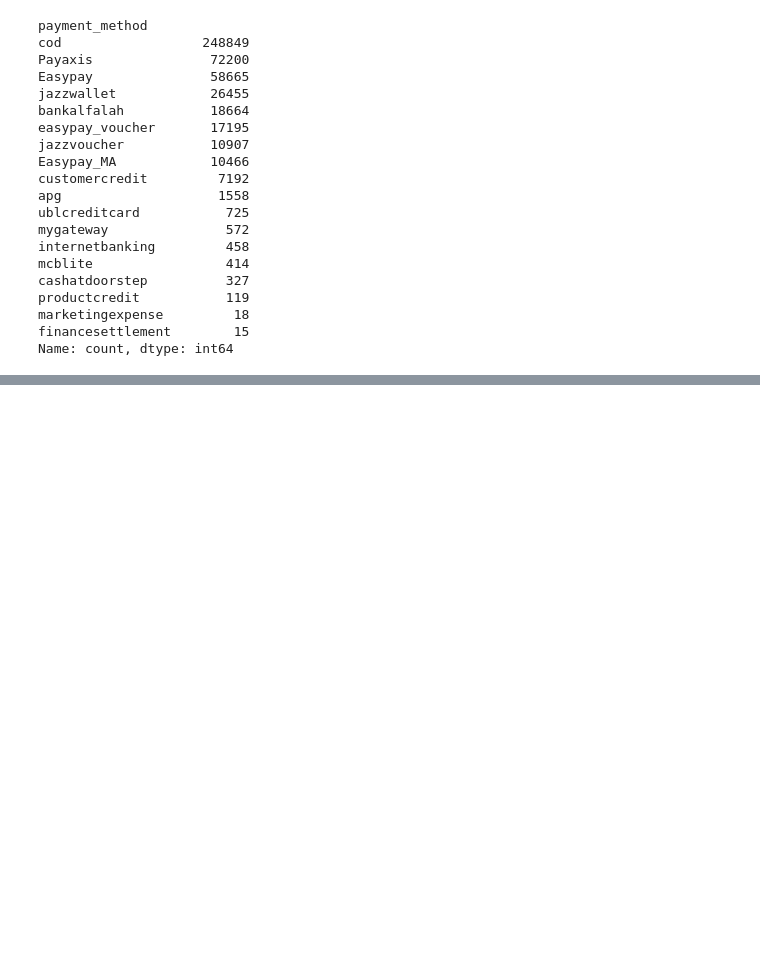
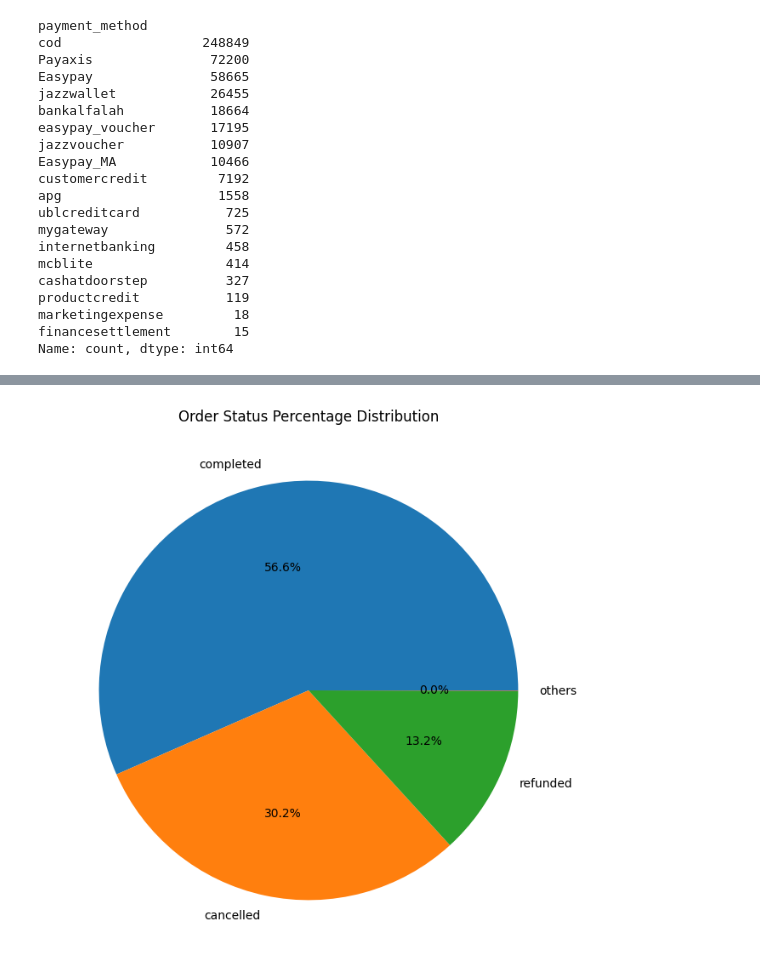
Before and after one commit to alikhanloodhe/Exploratory-and-Explanatory-Data-Analaysis-Data-Visualization, a Jupyter notebook: analysis_Pakistan_e-commerce.ipynb, the cells around one changed output, grey strips where cells are left out. Drawn from its saved outputs; the diff is of its cells as text; code cells hidden in the pictures; blank space fills up the shorter version.

```diff
--- a/analysis_Pakistan_e-commerce.ipynb
+++ b/analysis_Pakistan_e-commerce.ipynb
@@ -544,0 +609,9 @@ df.to_csv("cleaned_dataset.csv", index=False)
+# %%
+status_counts = df['status'].value_counts()
+
+plt.figure(figsize=(8,8))
+plt.pie(status_counts, labels=status_counts.index, autopct='%1.1f%%')
+plt.title('Order Status Percentage Distribution')
+plt.show()
+# %% [output]
+[figure, added]
```
Also changed, not shown: parts of 21 cells of this notebook.
